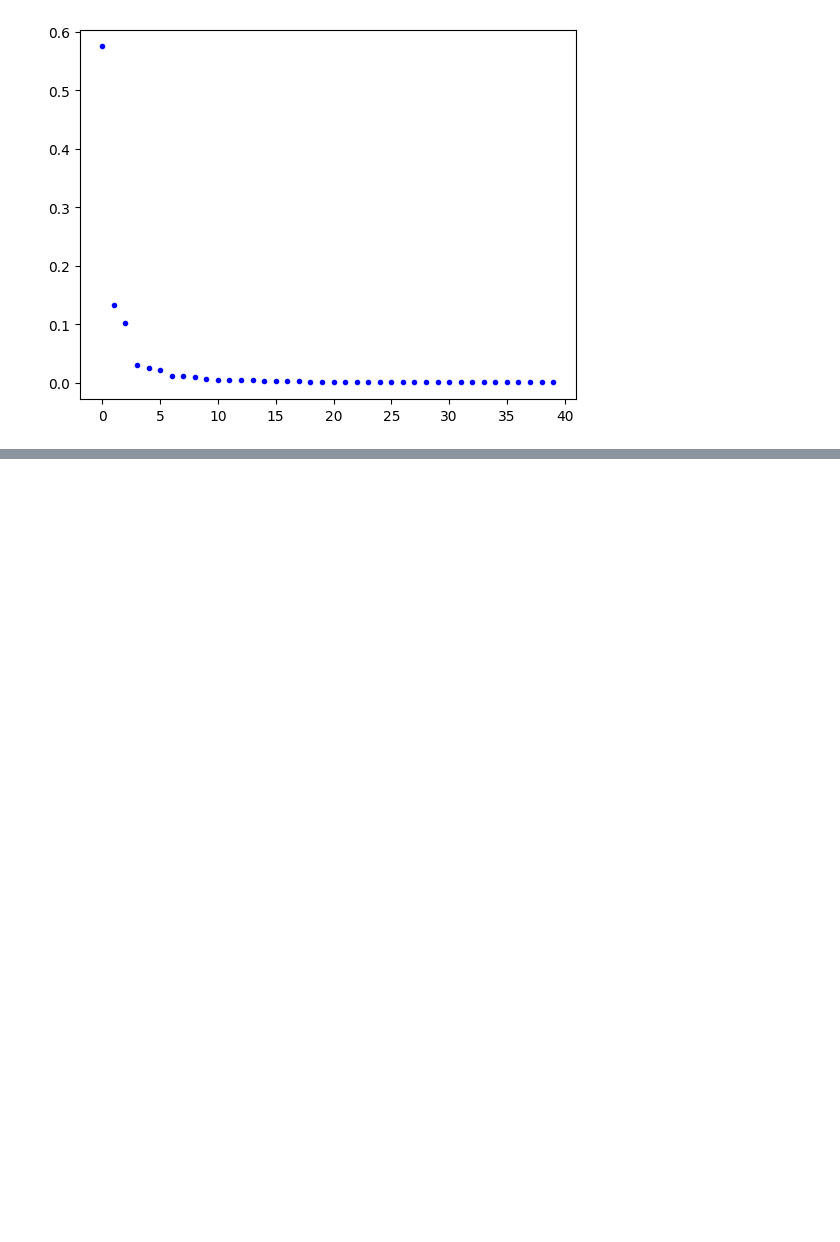
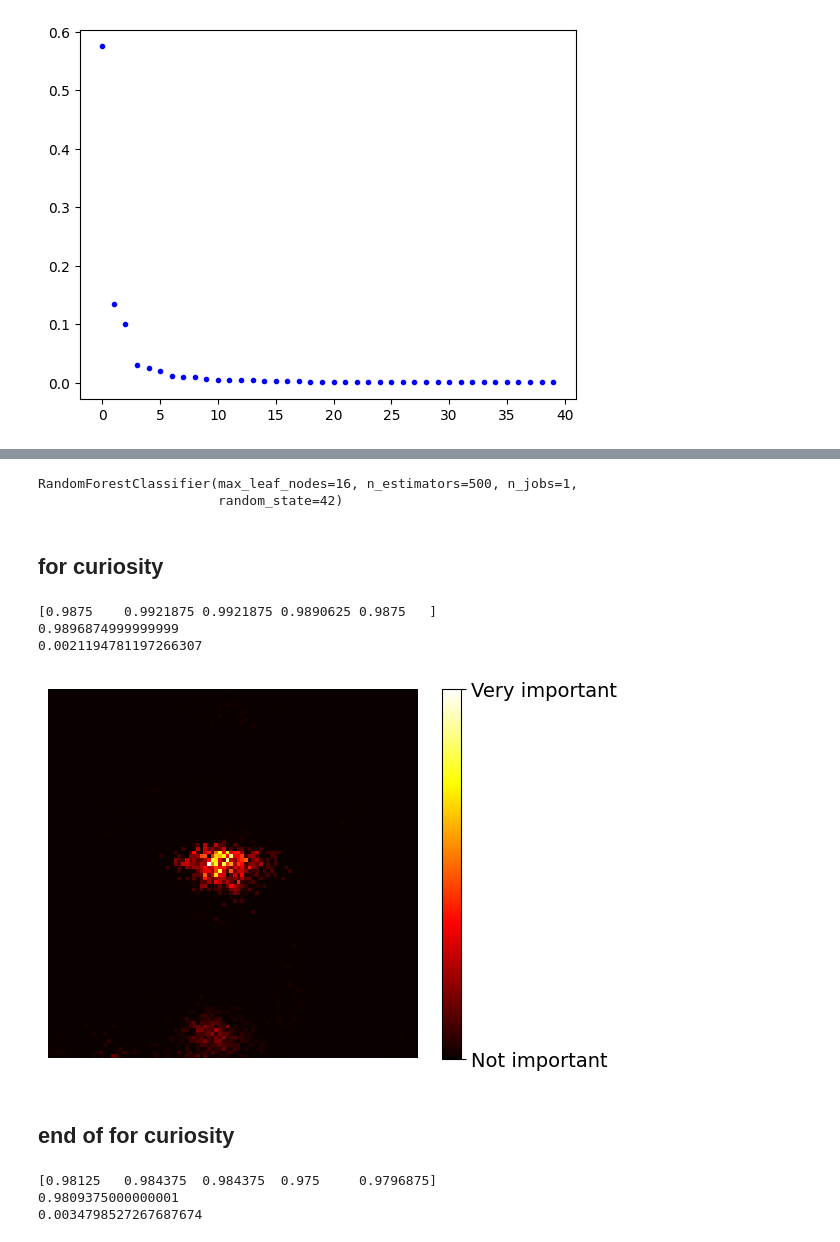
Before and after one commit to janwalec/eyes_recognition, a Jupyter notebook: Project.ipynb, the cells around one changed output, grey strips where cells are left out. Cells and saved outputs as stored; diff of their text form; code cells hidden in the pictures; blank space fills up the shorter version.

```diff
--- a/Project.ipynb
+++ b/Project.ipynb
@@ -146,0 +198,11 @@ for train_index, test_index in split.split(X, y):
+# %%
+from sklearn.ensemble import RandomForestClassifier
+
+rnd_clf = RandomForestClassifier(n_estimators=500, max_leaf_nodes=16, n_jobs=1, random_state=42)
+# %%
+rnd_clf.fit(X_train.reshape(3200, -1), y_train)
+# %% [output]
+RandomForestClassifier(max_leaf_nodes=16, n_estimators=500, n_jobs=1,
+                       random_state=42)
+# %% [markdown]
+## for curiosity
@@ -146,0 +214,20 @@ for train_index, test_index in split.split(X, y):
+# %%
+print(scores)
+print(scores.mean())
+print(scores.std())
+# %% [output]
+[0.9875    0.9921875 0.9921875 0.9890625 0.9875   ]
+0.9896874999999999
+0.0021194781197266307
+# %%
+heatmap_image = rnd_clf.feature_importances_.reshape(100, 100)
+plt.imshow(heatmap_image, cmap="hot")
+cbar = plt.colorbar(ticks=[rnd_clf.feature_importances_.min(),
+                           rnd_clf.feature_importances_.max()])
+cbar.ax.set_yticklabels(['Not important', 'Very important'], fontsize=14)
+plt.axis("off")
+plt.show()
+# %% [output]
+[figure, added]
+# %% [markdown]
+## end of for curiosity
@@ -146,0 +238,8 @@ for train_index, test_index in split.split(X, y):
+# %%
+print(scores)
+print(scores.mean())
+print(scores.std())
+# %% [output]
+[0.98125   0.984375  0.984375  0.975     0.9796875]
+0.9809375000000001
+0.0034798527267687674
```
Also changed, not shown: parts of 35 cells of this notebook.
